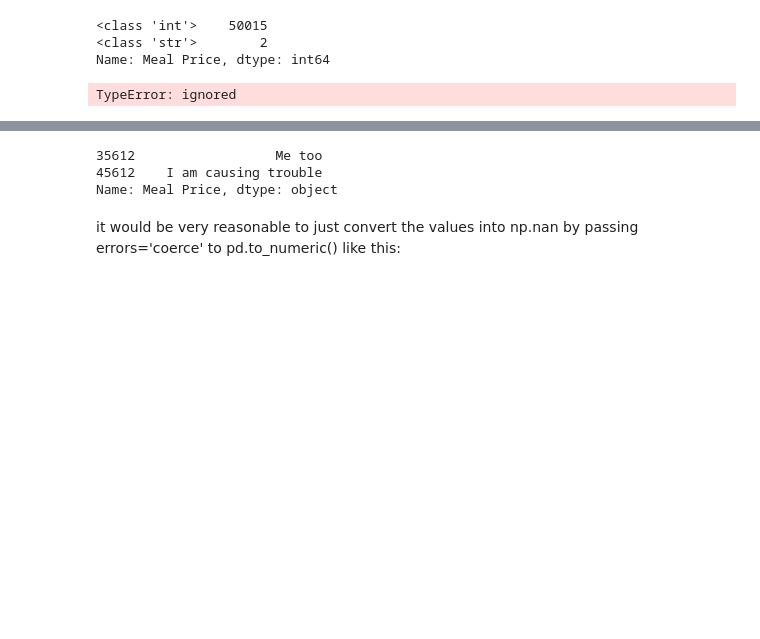
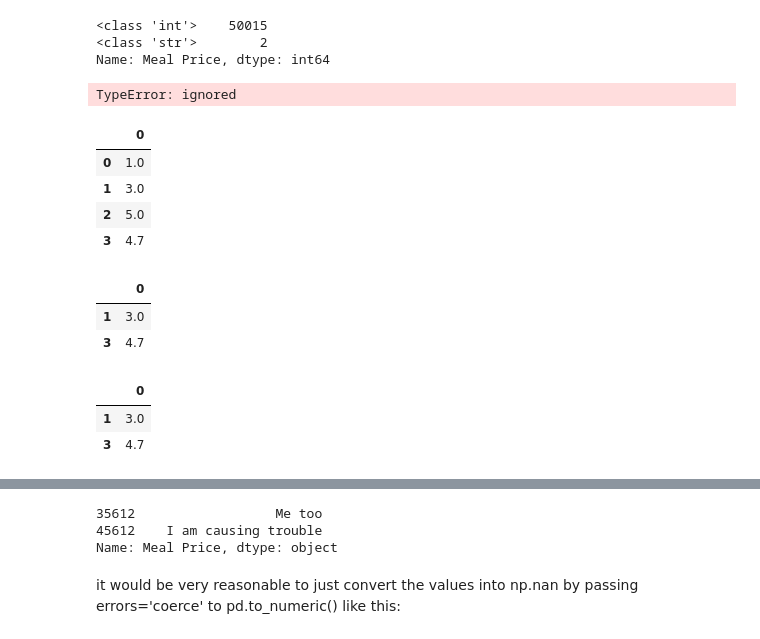
Before and after one commit to RedOx22/real-world-machine-learning, a Jupyter notebook: pandas_advanced_techniques.ipynb, the cells around one changed output, grey strips where cells are left out. Saved outputs shown, nothing was run; the diff lists cells and outputs as text; code cells hidden in the pictures; blank space fills up the shorter version.

```diff
--- a/pandas_advanced_techniques.ipynb
+++ b/pandas_advanced_techniques.ipynb
@@ -21,3 +21,5 @@ let’s quickly summarize all the available Pandas data types. In total, there a
 * datetime64 : Used for date and time values
 * timedelta : Used to represent the difference between datetimes
 * category : Used for values that take one out of a limited number of available options (categories don’t have to, but can have explicit ordering)
+# %%
+num1 = pd.Series((1, 3, 5.0, 4.7))
@@ -133,3 +204,24 @@ Name: Meal Price, dtype: int64
 invoices['Meal Price'][invoices['Meal Price']<10]
 # %% [output]
 TypeError: ignored
+# %%
+df=pd.DataFrame(num1)
+df
+# %% [output]
+|  | 0 |
+| 0 | 1.0 |
+| 1 | 3.0 |
+| 2 | 5.0 |
+| 3 | 4.7 |
+# %%
+df[ [ False, True, False, True ] ]
+# %% [output]
+|  | 0 |
+| 1 | 3.0 |
+| 3 | 4.7 |
+# %%
+df[ (df[0]>1.0) & (df[0]<5) ]
+# %% [output]
+|  | 0 |
+| 1 | 3.0 |
+| 3 | 4.7 |
```
Also changed, not shown: parts of 28 cells of this notebook.
